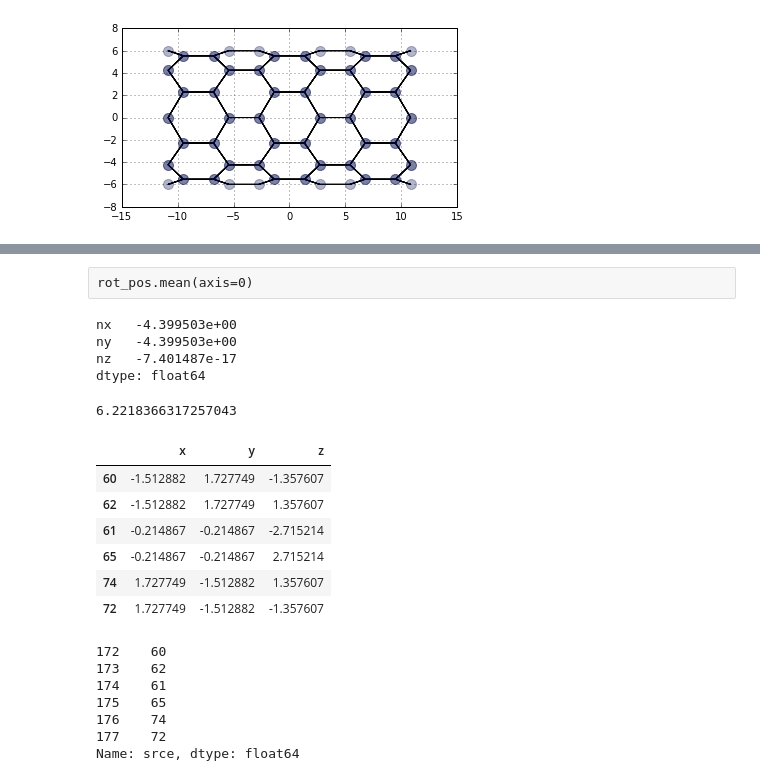
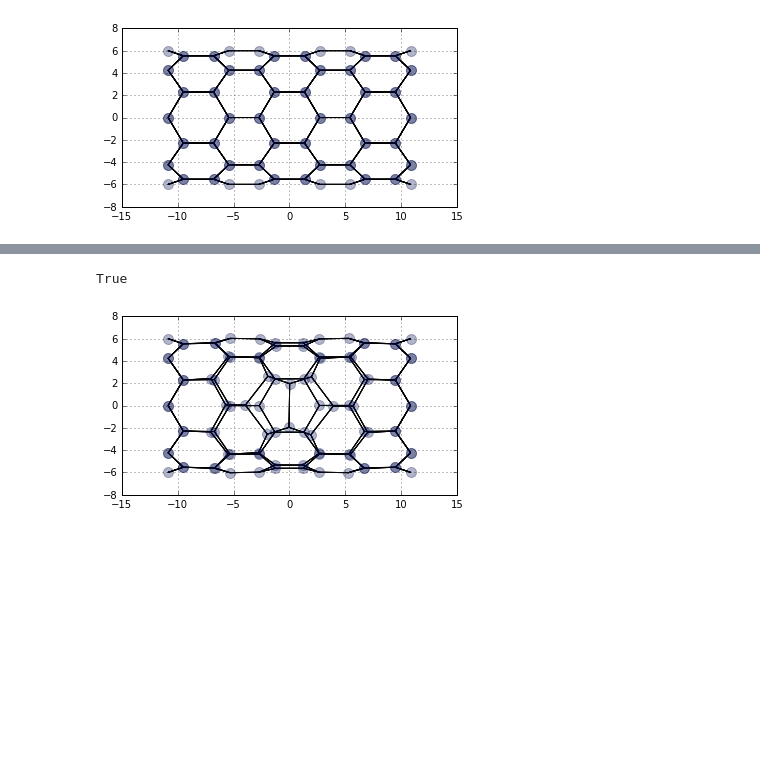
Before and after one commit to DamCB/tyssue, a Jupyter notebook: notebooks/dynamics/Cell Division.ipynb, the cells around one changed output, grey strips where cells are left out. Saved outputs shown, nothing was run; the diff lists cells and outputs as text; code cells hidden in the pictures; blank space fills up the shorter version.

Commit message:
Functionnal cell division for sheet geometry

```diff
--- a/notebooks/dynamics/Cell Division.ipynb
+++ b/notebooks/dynamics/Cell Division.ipynb
@@ -100,3 +67,0 @@ new_jv = add_jv(sheet, 75)
-# %%
-sheet.reset_topo()
-geom.update_all(sheet)
@@ -137,28 +67,0 @@ sheet.je_df.loc[face_orbit.index, sheet.ncoords]
-# %%
-mother = 36
-
-face_orbits = sheet.get_orbits('face', 'srce')
-
-face_orbit = face_orbits.loc[mother]
-n_sides = face_orbit.shape[0]
-face_pos =  np.repeat(
-    sheet.face_df.loc[mother, sheet.coords].values,
-    n_sides).reshape(len(sheet.coords), n_sides).T
-
-rel_pos = sheet.jv_df.loc[face_orbit.values, sheet.coords] - face_pos
-
-normal = sheet.je_df.loc[face_orbit.index, sheet.ncoords].mean()
-normal = normal / np.linalg.norm(normal)
-cos_psi = normal.nx
-sin_psi = normal.ny
-
-cos_theta = normal.nz
-sin_theta = (1 - cos_theta**2)**0.5
-
-rotation = np.array([[cos_psi, -sin_psi*cos_theta,  sin_psi*sin_theta],
-                     [sin_psi,  cos_psi*cos_theta, -cos_psi*sin_theta],
-                     [0,        sin_theta,          cos_theta]])
-rot_pos = np.dot(rotation, rel_pos.T).T
-
-def cell_division(sheet, face):
-    pass
@@ -178,33 +68,13 @@ array([[ -7.07106781e-01,   7.07106781e-01,   8.41173087e-18],
-# %% [raw]
-rot_pos.mean(axis=0)
-# %%
-normal
-# %% [output]
-nx   -4.399503e+00
-ny   -4.399503e+00
-nz   -7.401487e-17
-dtype: float64
-# %%
-np.linalg.norm(normal)
-# %% [output]
-6.2218366317257043
-# %%
-rel_pos
-# %% [output]
-|  | x | y | z |
-| 60 | -1.512882 | 1.727749 | -1.357607 |
-| 62 | -1.512882 | 1.727749 | 1.357607 |
-| 61 | -0.214867 | -0.214867 | -2.715214 |
-| 65 | -0.214867 | -0.214867 | 2.715214 |
-| 74 | 1.727749 | -1.512882 | 1.357607 |
-| 72 | 1.727749 | -1.512882 | -1.357607 |
-# %%
-face_orbit
-# %% [output]
-172    60
-173    62
-174    61
-175    65
-176    74
-177    72
-Name: srce, dtype: float64
+# %%
+from tyssue.topology.sheet_topology import cell_division
+
+cell_division(sheet, 17, geom)
+
+res = solver.find_energy_min(sheet, geom, model)
+
+print(res['success'])
+
+fig, ax = sheet_view(sheet, ['z', 'x'])
+# %% [output]
+True
+[figure, added]
```
Also changed, not shown: parts of 7 cells of this notebook, 2 other files.
